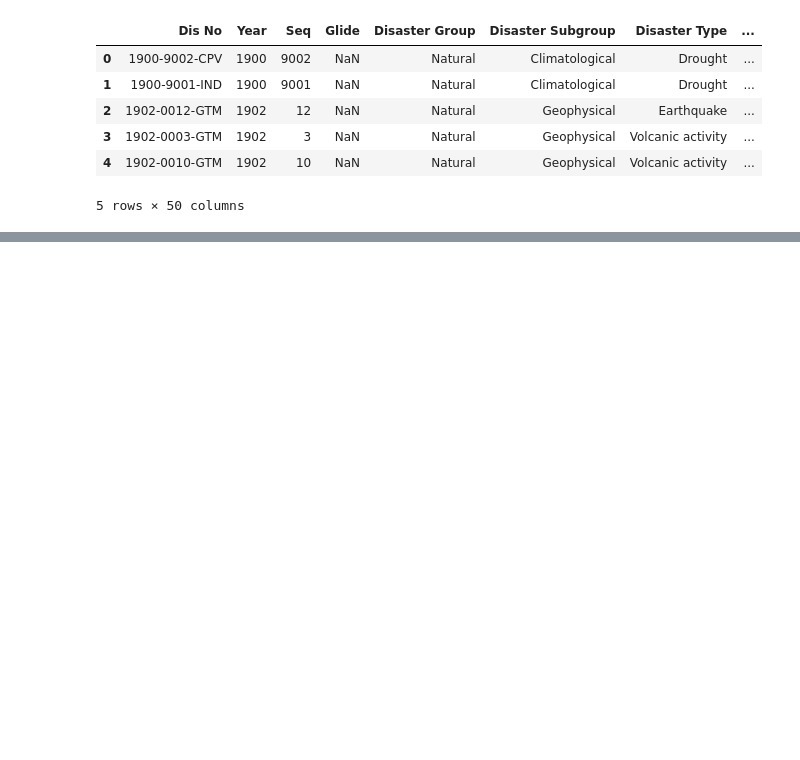
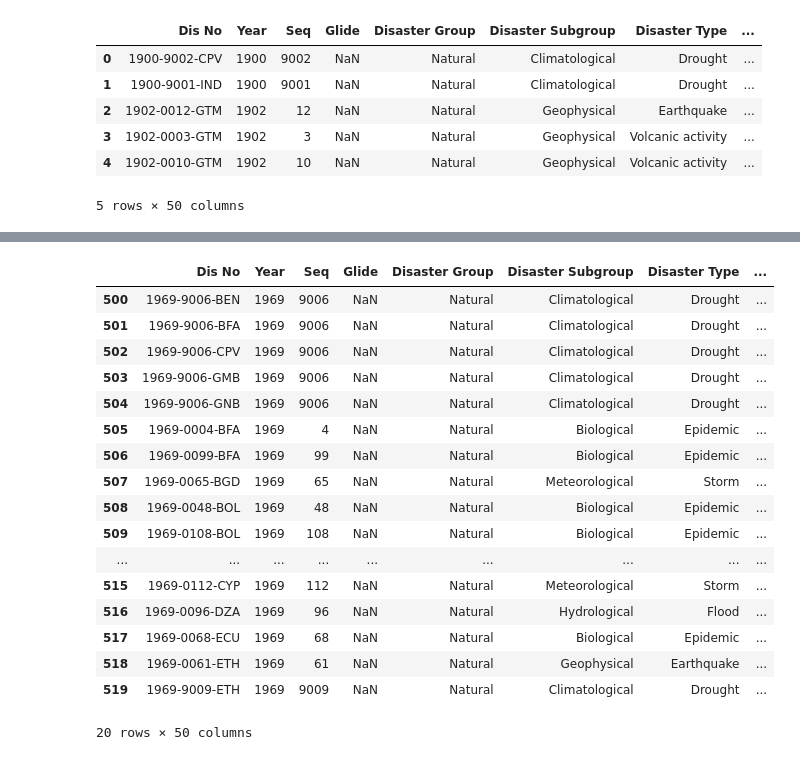
Before and after one commit to AleDataAnalyst/grupo2_desastresnaturales, a Jupyter notebook: Notebooks/00ExplorarDatos/00Ale_ExplorarDatos.ipynb, the cells around one changed output, grey strips where cells are left out. Saved outputs shown, nothing was run; the diff lists cells and outputs as text; code cells hidden in the pictures; blank space fills up the shorter version.

```diff
--- a/Notebooks/00ExplorarDatos/00Ale_ExplorarDatos.ipynb
+++ b/Notebooks/00ExplorarDatos/00Ale_ExplorarDatos.ipynb
@@ -21,0 +37,21 @@ df.head()
+# %%
+df[500:520]
+# %% [output]
+|  | Dis No | Year | Seq | Glide | Disaster Group | Disaster Subgroup | Disaster Type | ... |
+| 500 | 1969-9006-BEN | 1969 | 9006 | NaN | Natural | Climatological | Drought | ... |
+| 501 | 1969-9006-BFA | 1969 | 9006 | NaN | Natural | Climatological | Drought | ... |
+| 502 | 1969-9006-CPV | 1969 | 9006 | NaN | Natural | Climatological | Drought | ... |
+| 503 | 1969-9006-GMB | 1969 | 9006 | NaN | Natural | Climatological | Drought | ... |
+| 504 | 1969-9006-GNB | 1969 | 9006 | NaN | Natural | Climatological | Drought | ... |
+| 505 | 1969-0004-BFA | 1969 | 4 | NaN | Natural | Biological | Epidemic | ... |
+| 506 | 1969-0099-BFA | 1969 | 99 | NaN | Natural | Biological | Epidemic | ... |
+| 507 | 1969-0065-BGD | 1969 | 65 | NaN | Natural | Meteorological | Storm | ... |
+| 508 | 1969-0048-BOL | 1969 | 48 | NaN | Natural | Biological | Epidemic | ... |
+| 509 | 1969-0108-BOL | 1969 | 108 | NaN | Natural | Biological | Epidemic | ... |
+| ... | ... | ... | ... | ... | ... | ... | ... | ... |
+| 515 | 1969-0112-CYP | 1969 | 112 | NaN | Natural | Meteorological | Storm | ... |
+| 516 | 1969-0096-DZA | 1969 | 96 | NaN | Natural | Hydrological | Flood | ... |
+| 517 | 1969-0068-ECU | 1969 | 68 | NaN | Natural | Biological | Epidemic | ... |
+| 518 | 1969-0061-ETH | 1969 | 61 | NaN | Natural | Geophysical | Earthquake | ... |
+| 519 | 1969-9009-ETH | 1969 | 9009 | NaN | Natural | Climatological | Drought | ... |
+20 rows × 50 columns
```
Also changed, not shown: parts of 21 cells of this notebook.
